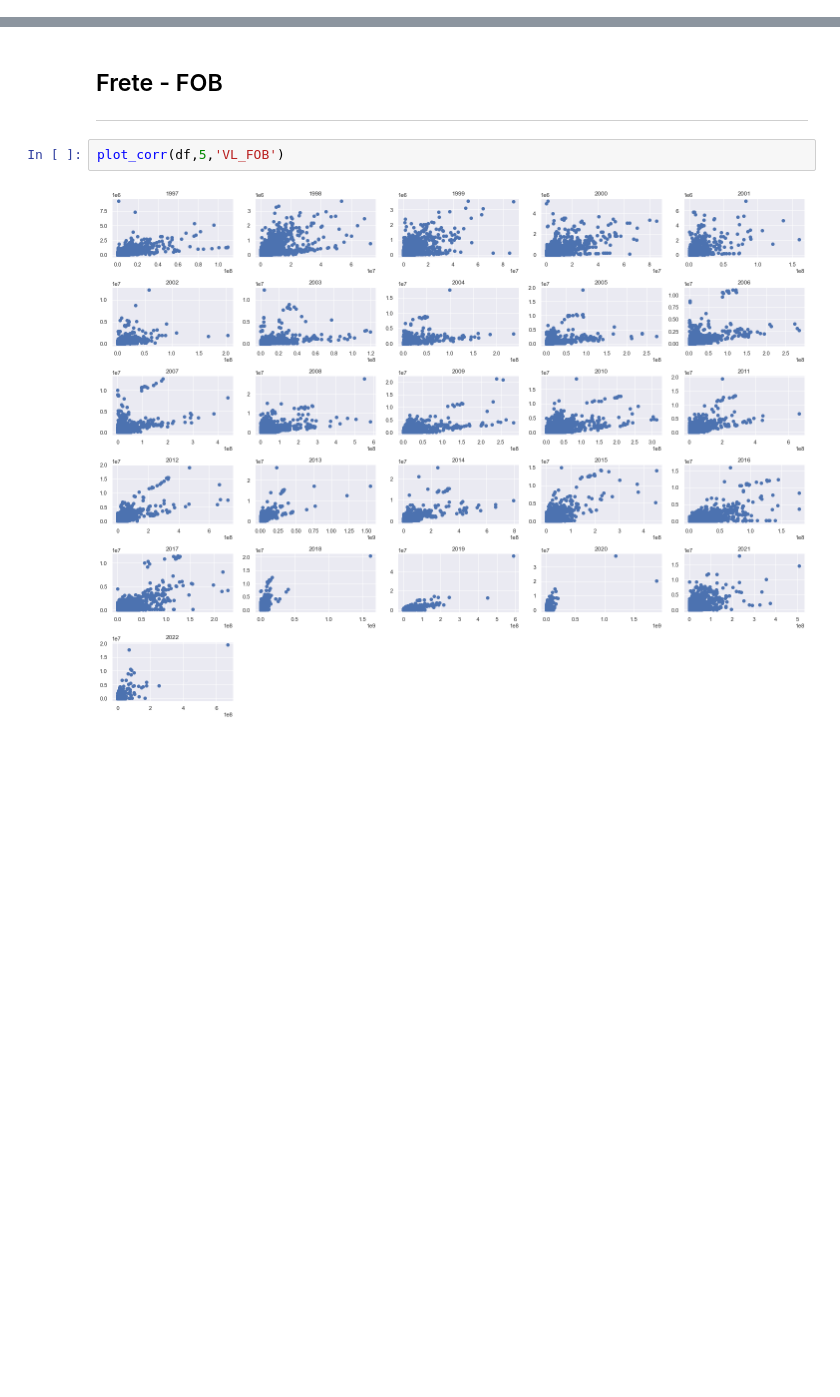
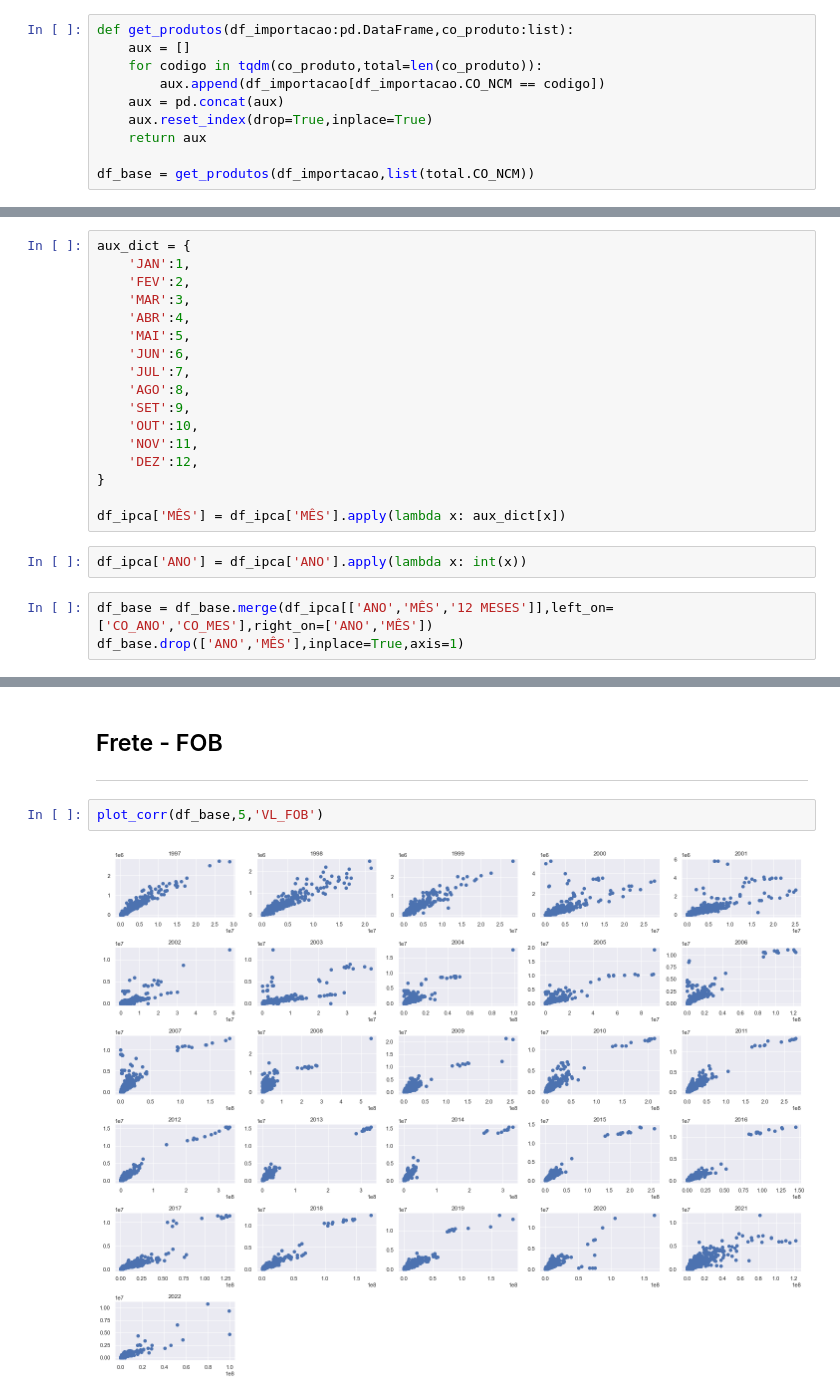
Before and after one commit to Migliorin/Comex-Data-Analysis, a Jupyter notebook: notebooks/analise_dados.ipynb, the cells around one changed output, grey strips where cells are left out. Saved outputs shown, nothing was run; the diff lists cells and outputs as text; blank space fills up the shorter version.

```diff
--- a/notebooks/analise_dados.ipynb
+++ b/notebooks/analise_dados.ipynb
@@ -423,0 +473,10 @@ plt.show()
+# %%
+def get_produtos(df_importacao:pd.DataFrame,co_produto:list):
+    aux = []
+    for codigo in tqdm(co_produto,total=len(co_produto)):
+        aux.append(df_importacao[df_importacao.CO_NCM == codigo])
+    aux = pd.concat(aux)
+    aux.reset_index(drop=True,inplace=True)
+    return aux
+
+df_base = get_produtos(df_importacao,list(total.CO_NCM))
@@ -423,0 +485,22 @@ plt.show()
+# %%
+aux_dict = {
+    'JAN':1,
+    'FEV':2,
+    'MAR':3,
+    'ABR':4,
+    'MAI':5,
+    'JUN':6,
+    'JUL':7,
+    'AGO':8,
+    'SET':9,
+    'OUT':10,
+    'NOV':11,
+    'DEZ':12,
+}
+
+df_ipca['MÊS'] = df_ipca['MÊS'].apply(lambda x: aux_dict[x])
+# %%
+df_ipca['ANO'] = df_ipca['ANO'].apply(lambda x: int(x))
+# %%
+df_base = df_base.merge(df_ipca[['ANO','MÊS','12 MESES']],left_on=['CO_ANO','CO_MES'],right_on=['ANO','MÊS'])
+df_base.drop(['ANO','MÊS'],inplace=True,axis=1)
@@ -479,6 +579,6 @@ plot_corr(df,5,'QT_ESTAT')
 ## Frete - FOB
 ---
 # %%
-plot_corr(df,5,'VL_FOB')
+plot_corr(df_base,5,'VL_FOB')
 # %% [output]
-[figure, old version]
+[figure, new version]
```
Also changed, not shown: parts of 49 cells of this notebook, 2 other files.
